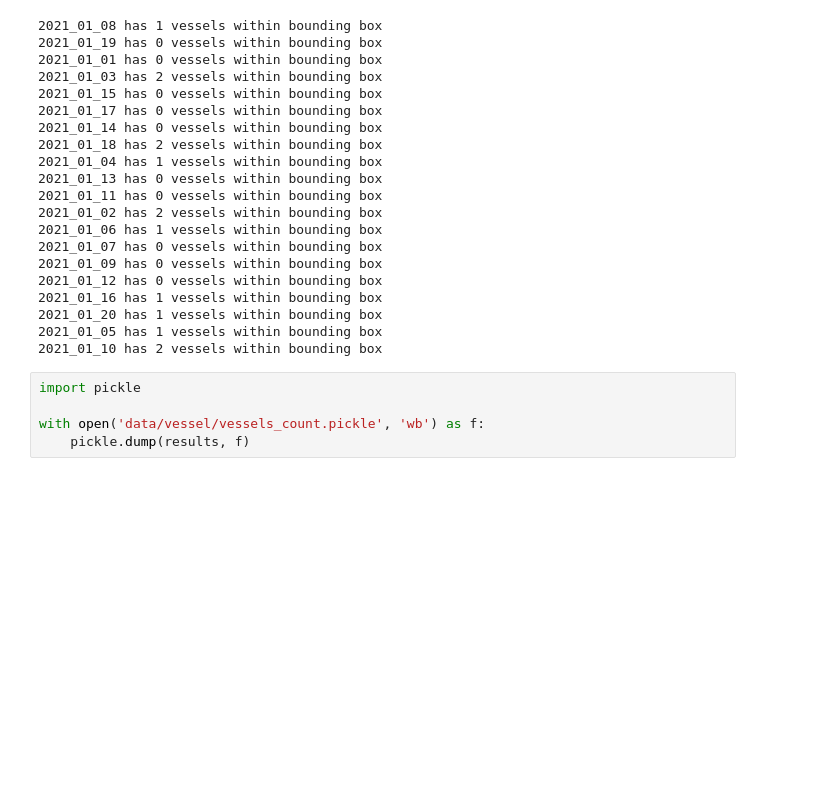
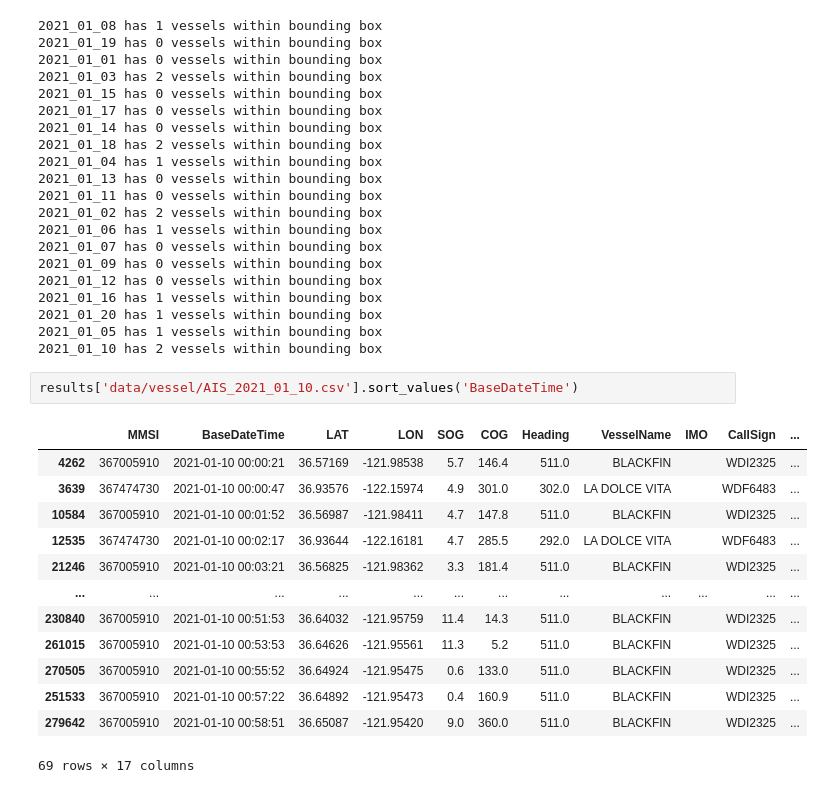
Before and after one commit to oceanhackweek/ohw23-proj-pamproject, a Jupyter notebook: Vessels.ipynb, the cells around one changed output. Cells and saved outputs as stored; diff of their text form; blank space fills up the shorter version.

```diff
--- a/Vessels.ipynb
+++ b/Vessels.ipynb
@@ -187,8 +145,19 @@ for d, res in results.items():
 2021_01_20 has 1 vessels within bounding box
 2021_01_05 has 1 vessels within bounding box
 2021_01_10 has 2 vessels within bounding box
-# %%
-import pickle
-
-with open('data/vessel/vessels_count.pickle', 'wb') as f:
-    pickle.dump(results, f)
+# %%
+results['data/vessel/AIS_2021_01_10.csv'].sort_values('BaseDateTime')
+# %% [output]
+|  | MMSI | BaseDateTime | LAT | LON | SOG | COG | Heading | VesselName | IMO | CallSign | ... |
+| 4262 | 367005910 | 2021-01-10 00:00:21 | 36.57169 | -121.98538 | 5.7 | 146.4 | 511.0 | BLACKFIN |  | WDI2325 | ... |
+| 3639 | 367474730 | 2021-01-10 00:00:47 | 36.93576 | -122.15974 | 4.9 | 301.0 | 302.0 | LA DOLCE VITA |  | WDF6483 | ... |
+| 10584 | 367005910 | 2021-01-10 00:01:52 | 36.56987 | -121.98411 | 4.7 | 147.8 | 511.0 | BLACKFIN |  | WDI2325 | ... |
+| 12535 | 367474730 | 2021-01-10 00:02:17 | 36.93644 | -122.16181 | 4.7 | 285.5 | 292.0 | LA DOLCE VITA |  | WDF6483 | ... |
+| 21246 | 367005910 | 2021-01-10 00:03:21 | 36.56825 | -121.98362 | 3.3 | 181.4 | 511.0 | BLACKFIN |  | WDI2325 | ... |
+| ... | ... | ... | ... | ... | ... | ... | ... | ... | ... | ... | ... |
+| 230840 | 367005910 | 2021-01-10 00:51:53 | 36.64032 | -121.95759 | 11.4 | 14.3 | 511.0 | BLACKFIN |  | WDI2325 | ... |
+| 261015 | 367005910 | 2021-01-10 00:53:53 | 36.64626 | -121.95561 | 11.3 | 5.2 | 511.0 | BLACKFIN |  | WDI2325 | ... |
+| 270505 | 367005910 | 2021-01-10 00:55:52 | 36.64924 | -121.95475 | 0.6 | 133.0 | 511.0 | BLACKFIN |  | WDI2325 | ... |
+| 251533 | 367005910 | 2021-01-10 00:57:22 | 36.64892 | -121.95473 | 0.4 | 160.9 | 511.0 | BLACKFIN |  | WDI2325 | ... |
+| 279642 | 367005910 | 2021-01-10 00:58:51 | 36.65087 | -121.95420 | 9.0 | 360.0 | 511.0 | BLACKFIN |  | WDI2325 | ... |
+69 rows × 17 columns
```
Also changed, not shown: parts of 25 cells of this notebook.
